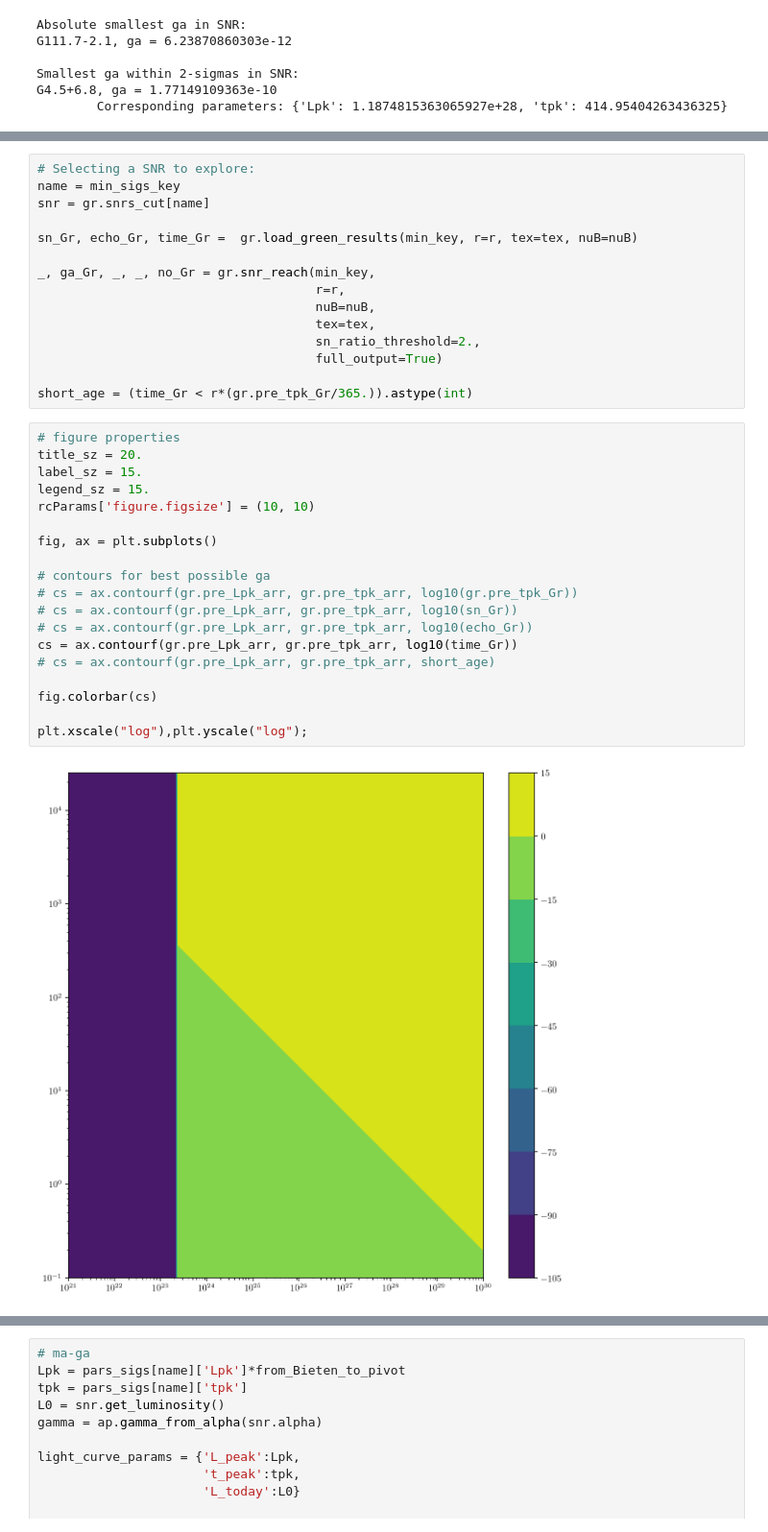
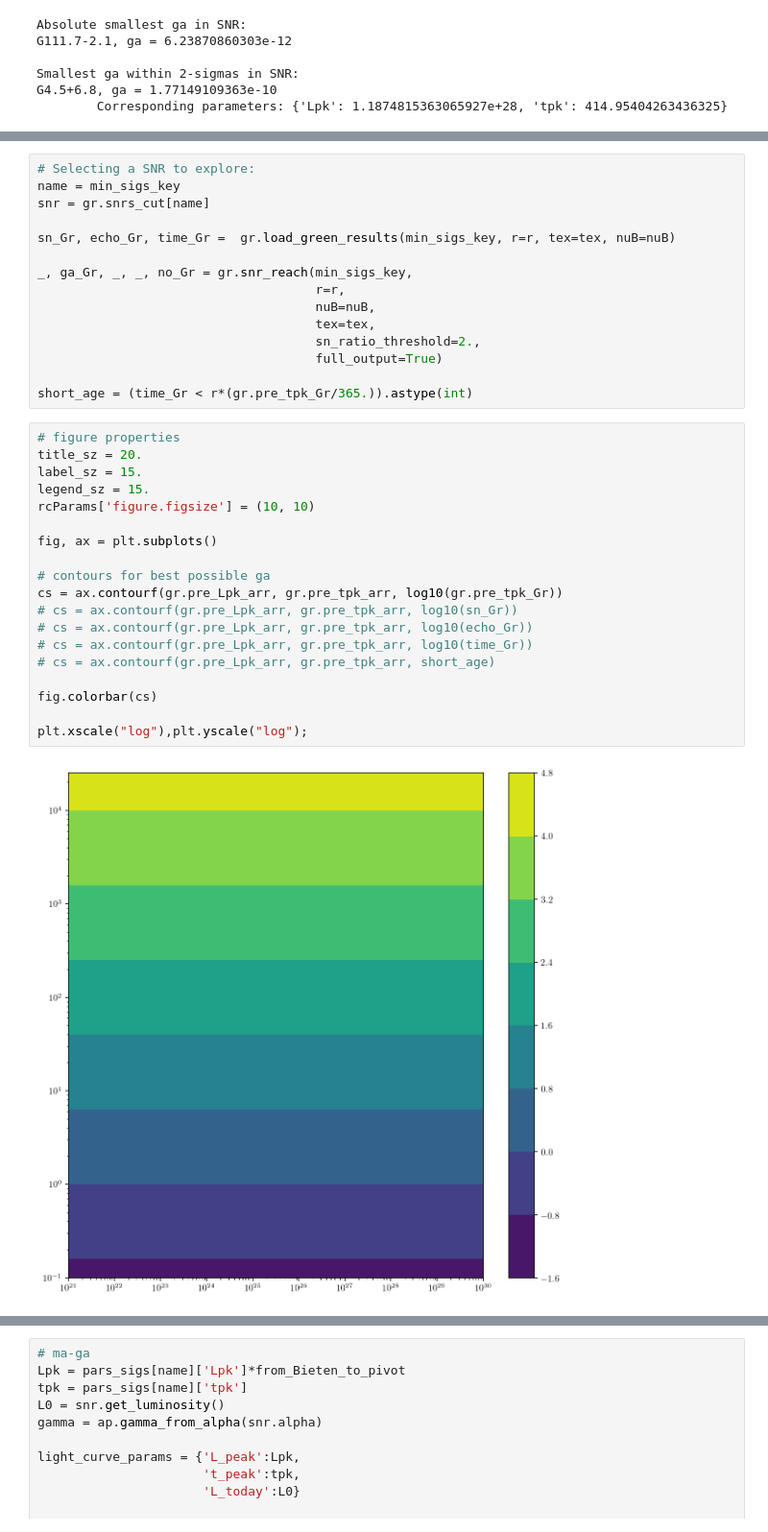
Before and after one commit to ManuelBuenAbad/snr_ghosts, a Jupyter notebook: workspace_notebooks/ws-8_param_space.ipynb, the cells around one changed output, grey strips where cells are left out. Shown at 96% size. Drawn from its saved outputs; the diff is of its cells as text.

Commit message:
checked GC SNR results

```diff
--- a/workspace_notebooks/ws-8_param_space.ipynb
+++ b/workspace_notebooks/ws-8_param_space.ipynb
@@ -202,9 +217,9 @@ t_trans=8.2e-03, t_age=3.5e-02, tpk=2.7e-04
 name = min_sigs_key
 snr = gr.snrs_cut[name]
 
-sn_Gr, echo_Gr, time_Gr =  gr.load_green_results(min_key, r=r, tex=tex, nuB=nuB)
+sn_Gr, echo_Gr, time_Gr =  gr.load_green_results(min_sigs_key, r=r, tex=tex, nuB=nuB)
 
-_, ga_Gr, _, _, no_Gr = gr.snr_reach(min_key,
+_, ga_Gr, _, _, no_Gr = gr.snr_reach(min_sigs_key,
                                      r=r,
                                      nuB=nuB,
                                      tex=tex,
@@ -215,24 +230,24 @@ short_age = (time_Gr < r*(gr.pre_tpk_Gr/365.)).astype(int)
 # %%
 # figure properties
 title_sz = 20.
 label_sz = 15.
 legend_sz = 15.
 rcParams['figure.figsize'] = (10, 10)
 
 fig, ax = plt.subplots()
 
 # contours for best possible ga
-# cs = ax.contourf(gr.pre_Lpk_arr, gr.pre_tpk_arr, log10(gr.pre_tpk_Gr))
+cs = ax.contourf(gr.pre_Lpk_arr, gr.pre_tpk_arr, log10(gr.pre_tpk_Gr))
 # cs = ax.contourf(gr.pre_Lpk_arr, gr.pre_tpk_arr, log10(sn_Gr))
 # cs = ax.contourf(gr.pre_Lpk_arr, gr.pre_tpk_arr, log10(echo_Gr))
-cs = ax.contourf(gr.pre_Lpk_arr, gr.pre_tpk_arr, log10(time_Gr))
+# cs = ax.contourf(gr.pre_Lpk_arr, gr.pre_tpk_arr, log10(time_Gr))
 # cs = ax.contourf(gr.pre_Lpk_arr, gr.pre_tpk_arr, short_age)
 
 fig.colorbar(cs)
 
 plt.xscale("log"),plt.yscale("log");
 # %% [output]
-[figure, old version]
+[figure, new version]
 # %%
 # figure properties
 title_sz = 20.
```
Also changed, not shown: parts of 4 cells of this notebook.
